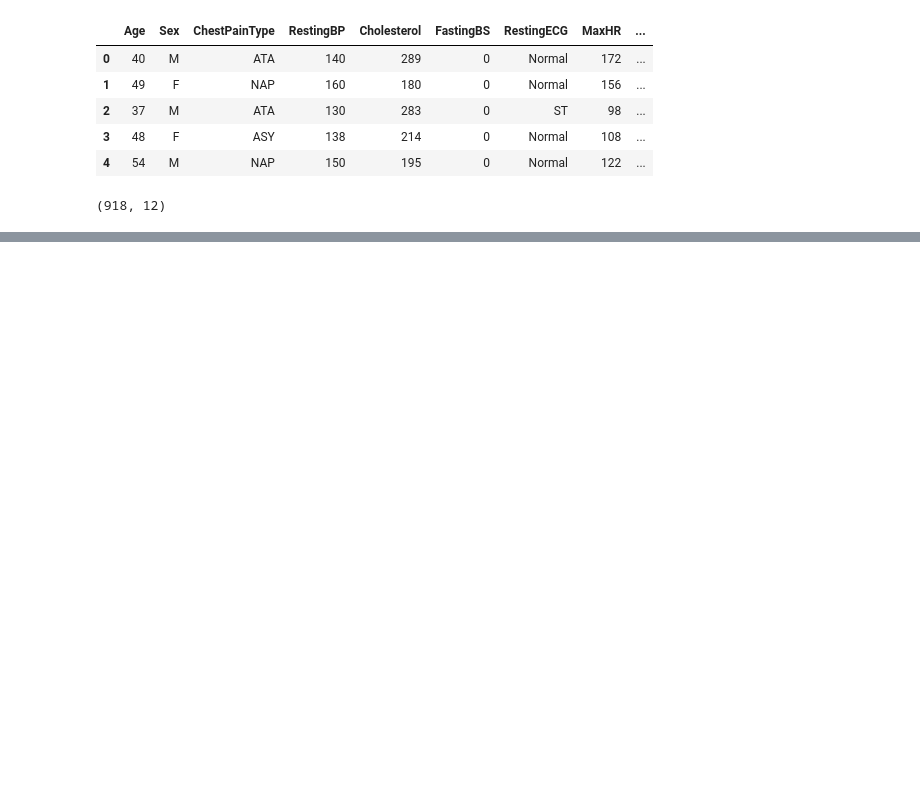
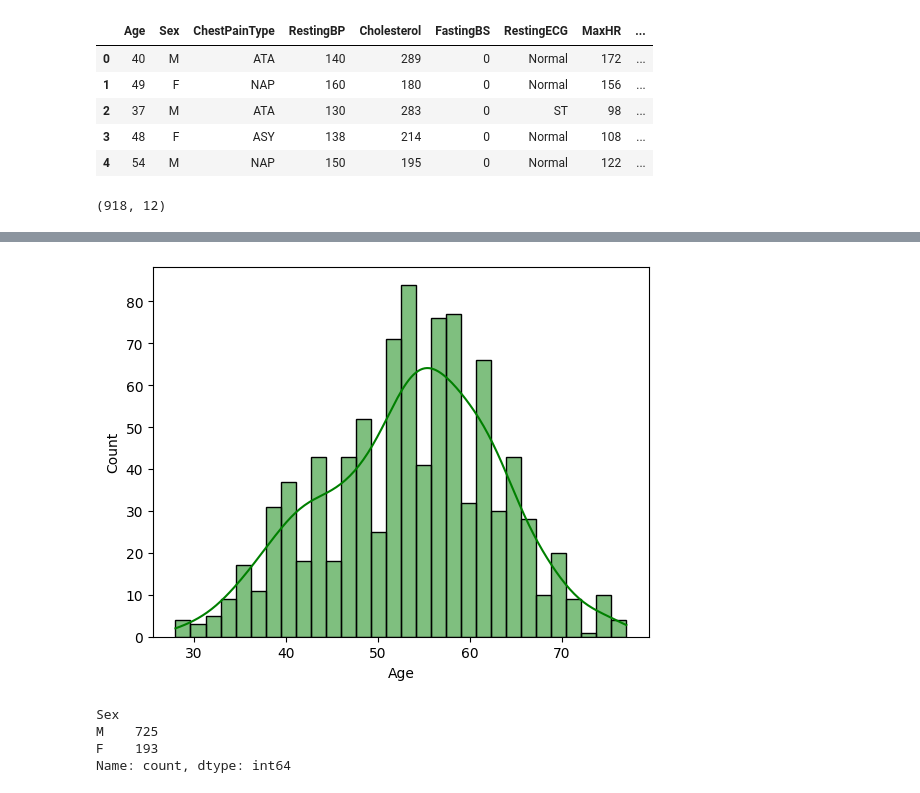
Before and after one commit to Newtan999/NewML, a Jupyter notebook: classificacao_doencas_cardiacas/heart_diseases.ipynb, the cells around one changed output, grey strips where cells are left out. Cells and saved outputs as stored; diff of their text form; code cells hidden in the pictures; blank space fills up the shorter version.

Commit message:
Finalizada a análise básica do dados

```diff
--- a/classificacao_doencas_cardiacas/heart_diseases.ipynb
+++ b/classificacao_doencas_cardiacas/heart_diseases.ipynb
@@ -3,9 +3,10 @@
 
 import pandas as pd
 import numpy as np
+import plotly.express as px
+import seaborn as sns
+
+dados = pd.read_csv('heart.csv', sep=',')
-# %%
-caminho = "D:\\OneDrive\\Documents\\GitHub\\NewML\\classificacao_doencas_cardiacas\\heart.csv"
-dados = pd.read_csv(caminho, sep=',', encoding='iso-8859-1')
 # %%
 dados.head()
 # %% [output]
@@ -22,0 +49,12 @@ dados.shape
+# %%
+sns.histplot(dados, x='Age', bins=30, color='green', kde='True', stat='count');
+# %% [output]
+[figure, added]
+# %%
+# Contando os dados da coluna Sexo
+dados['Sex'].value_counts()
+# %% [output]
+Sex
+M    725
+F    193
+Name: count, dtype: int64
```
Also changed, not shown: parts of 38 cells of this notebook.
